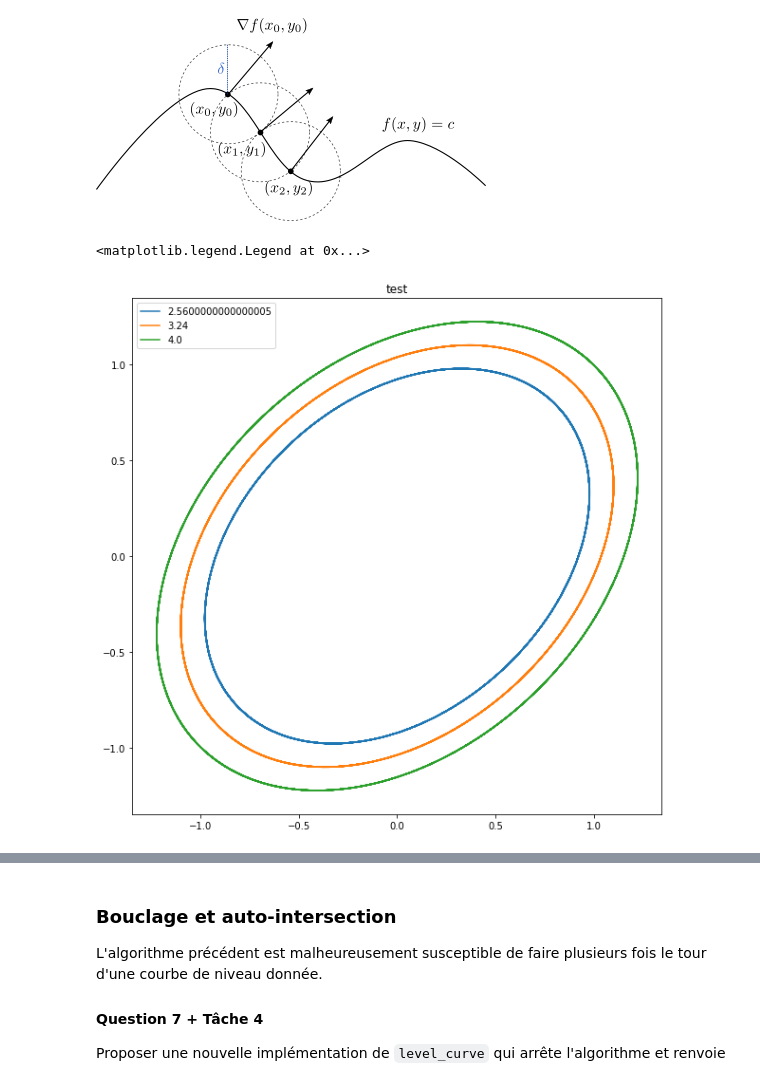
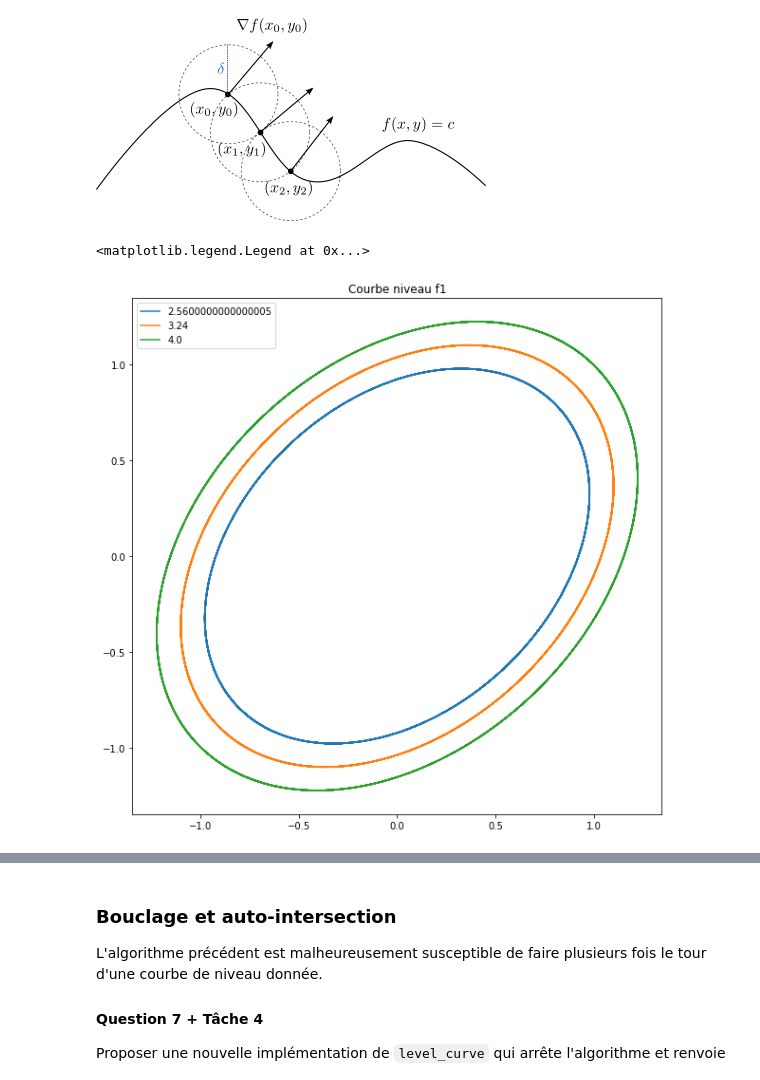
Before and after one commit to guillaumerichard2020/Projet-maths-1, a Jupyter notebook: Courbes de niveau - Enoncé.ipynb, the cells around one changed output, grey strips where cells are left out. Drawn from its saved outputs; the diff is of its cells as text; code cells hidden in the pictures.

```diff
--- a/Courbes de niveau - Enoncé.ipynb
+++ b/Courbes de niveau - Enoncé.ipynb
@@ -422,17 +422,17 @@ def level_curve(f, x0, y0, delta=0.1, N=1000, eps=10**(-10)):
 # %%
 test1=level_curve(f1, 0.8, 0.8, 0.1, 1000)
 test2=level_curve(f1, 0.9, 0.9, 0.1, 1000)
 test3=level_curve(f1, 1.0, 1.0, 0.1, 1000)
 
 plt.figure()
-plt.title('test')
+plt.title('Courbe niveau f1')
 plt.plot(test1[0],test1[1], label=f1(0.8,0.8))
 plt.plot(test2[0],test2[1], label=f1(0.9,0.9))
 plt.plot(test3[0],test3[1], label=f1(1.0,1.0))
 plt.legend()
 # %% [output]
 <matplotlib.legend.Legend at 0x...>
-[figure, old version]
+[figure, new version]
 # %%
 test=level_curve(f2, -1.0, 2.5, 0.1, 1000)
 
```
Also changed, not shown: parts of 14 cells of this notebook.
